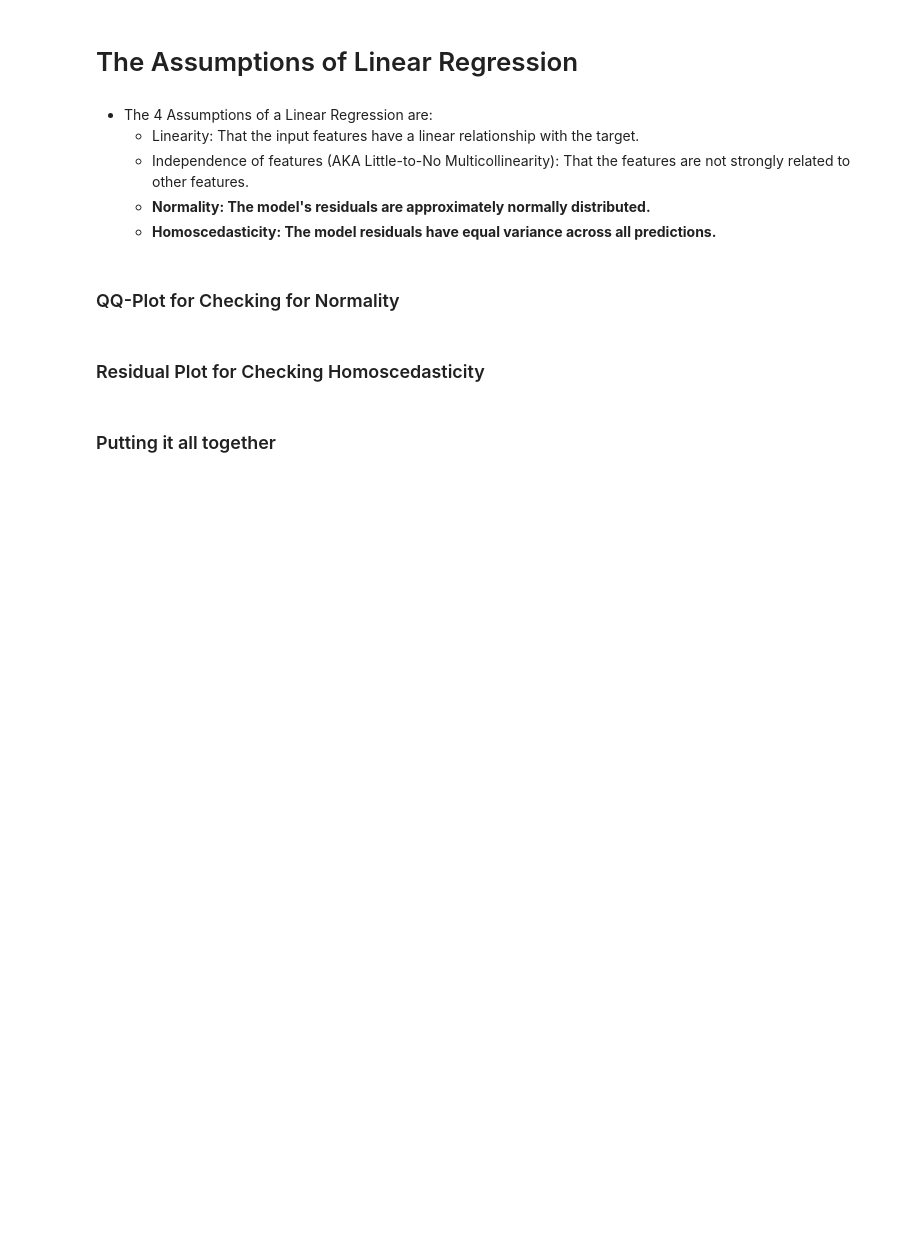
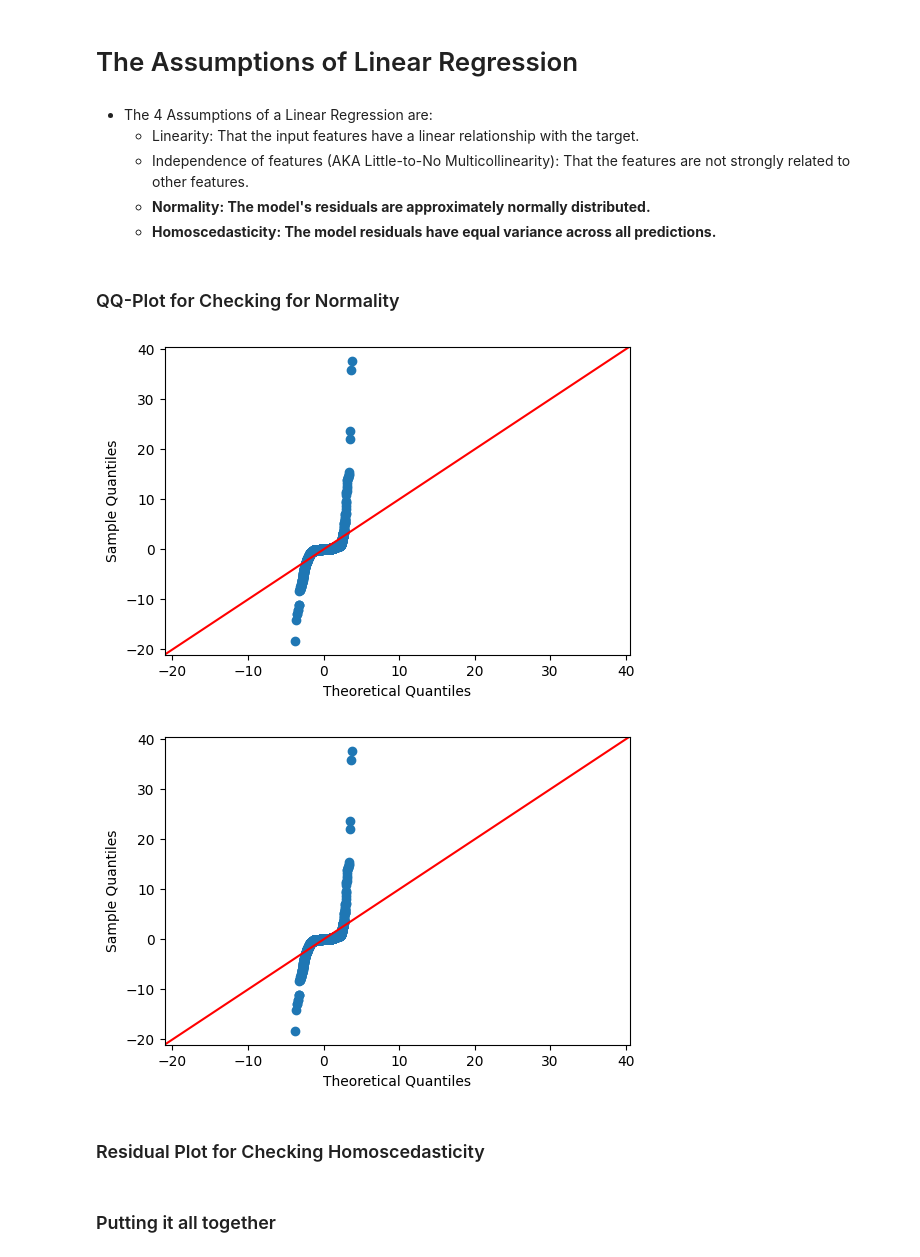
Before and after one commit to QianFu520/data-enrichment-linear-regression-with-movies, a Jupyter notebook: PreClass-Pt1-Linear-Regression-with-Movies.ipynb, the cells around one changed output. Drawn from its saved outputs; the diff is of its cells as text; code cells hidden in the pictures; blank space fills up the shorter version.

```diff
--- a/PreClass-Pt1-Linear-Regression-with-Movies.ipynb
+++ b/PreClass-Pt1-Linear-Regression-with-Movies.ipynb
@@ -562,5 +562,7 @@ X_train_tf.head()
 ## Statsmodels OLS
 # %%
 ## instantiate an OLS model WITH the training data.
-
+model = sm.OLS(y_train, X_train_tf)
 ## Fit the model and view the summary
+result = model.fit()
+result.summary()
@@ -567,5 +604,7 @@ X_train_tf.head()
 # %%
 ## Get train data performance from skearn to confirm matches OLS
-
-
+y_predic_train = result.predict(X_train_tf)
+print(f'Trainging r2 score: {r2_score(y_train, y_predic_train): .3f}')
 ## Get test data performance
+y_predic_test = result.predict(X_test_tf)
+print(f'Testing r2 score: {r2_score(y_test, y_predic_test): .3f}')
@@ -581,11 +623,16 @@ X_train_tf.head()
 ### QQ-Plot for Checking for Normality
 # %%
 ## Create a Q-QPlot
-
+resid = y_test - y_predic_test
 # first calculate residuals
 
 
 ## then use sm's qqplot
+fig, ax = plt.subplots(figsize=(6, 4))
+sm.graphics.qqplot(resid, line='45', fit=True, ax=ax)
+# %% [output]
+[figure, added]
+[figure, added]
 # %% [markdown]
 ### Residual Plot for Checking Homoscedasticity
 # %%
```
Also changed, not shown: parts of 3 cells of this notebook, 3 other files.
